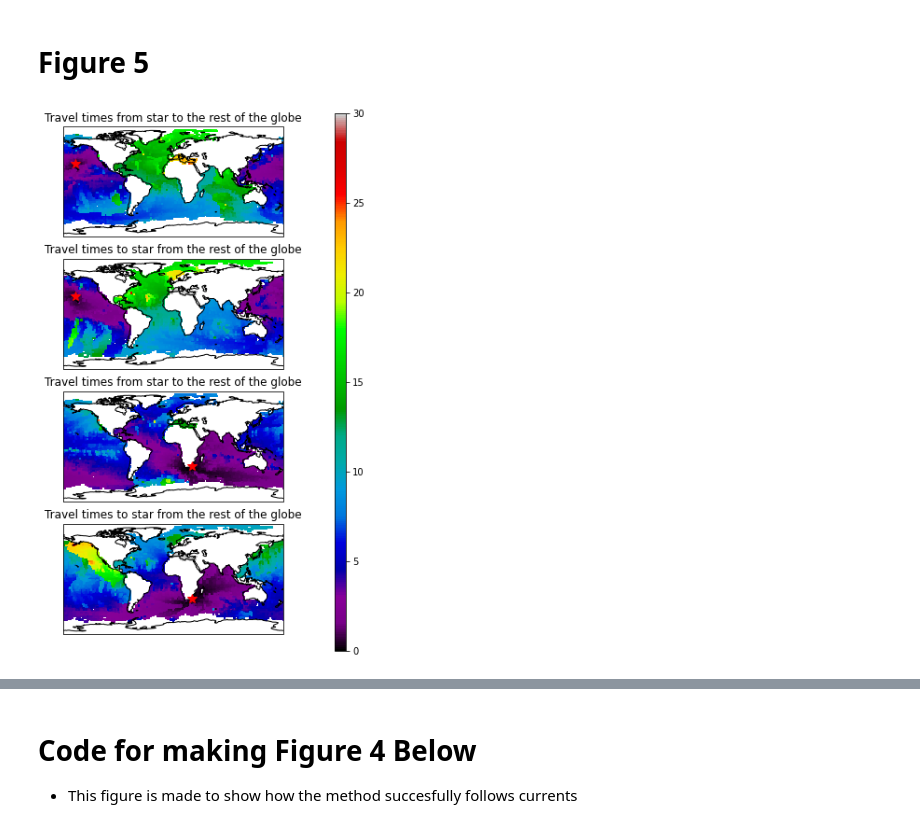
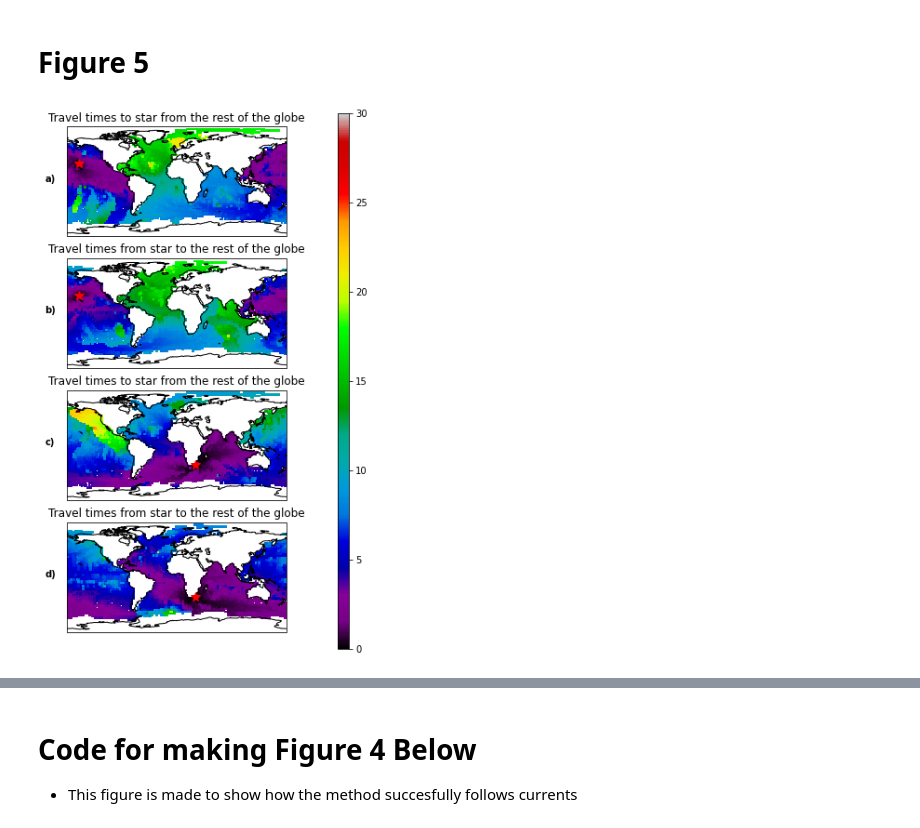
Before and after one commit to MikeOMa/MLTravelTimesFigures, a Jupyter notebook: FiguresForPaper.ipynb, the cells around one changed output, grey strips where cells are left out. Saved outputs shown, nothing was run; the diff lists cells and outputs as text; code cells hidden in the pictures.

Commit message:
updated script, now produces an altered version of Figure 5 and 6.

```diff
--- a/FiguresForPaper.ipynb
+++ b/FiguresForPaper.ipynb
@@ -29,7 +29,7 @@ import matplotlib.gridspec as gridspec
 import matplotlib.ticker as mticker
 from cartopy.mpl.gridliner import LONGITUDE_FORMATTER, LATITUDE_FORMATTER
 import seaborn as sns
-
+line_trans = 0.03
 
 
 ## geopandas for aid storing Polygons and plotting
@@ -58,6 +58,6 @@ stations['h3'] = h3_sys.return_inds([i[['Longitude', 'Latitude']].to_list() for
 stations.loc[:,['Longitude', 'Latitude']].to_latex()
 gc.collect()
 print(sum([1 if len(i)>0 else 0 for i in network['stories']]))
-DriftMLP.helpers.add_link(network)
+#DriftMLP.helpers.add_link(network)
 # %% [output]
 22445
@@ -76,8 +75,8 @@ def cuts2poly(lon_left, lon_right, lat_bottom, lat_top):
                              (lon_right, lat_top), (lon_left, lat_top)]))
 
 def return_travel_time_df(h3_ind,get_return=True):
-    #lon_len, lat_len=145, 73
-    lon_len, lat_len = 181, 91
+    lon_len, lat_len=145, 73
+    #lon_len, lat_len = 181, 91
     lon_ranges = np.linspace(-180, 180, lon_len)
     lat_ranges = np.linspace(-90, 90, lat_len)
 
@@ -130,40 +129,42 @@ def plot_travel_time_df(travel_time_df, norm, ax,col = 'traveltime',
 
 
 
 
 
     # Make the CartoPy plot by adding the polygons colored by the travel time
     plot_df = travel_time_df.query(f"{col}>0")
     for color, rows in plot_df.groupby(col):
         color_mapped = sm.cmap(norm(color))
         ax.add_geometries(rows['geometry'], crs=ccrs.PlateCarree(),
                            facecolor=color_mapped, edgecolor=color_mapped)
     ax.coastlines()
     #q = ax.get_extent()
 
 
 
     ax.plot(source[0], source[1], '*',
              color='red', markersize=10, transform=ccrs.Geodetic())
     ax.set_global()
 
 
-plot_travel_time_df(travel_times_df1, norm, axs[0], source=point1)
-axs[0].set_title("Travel times from star to the rest of the globe")
-plot_travel_time_df(travel_times_df1, norm, axs[1], col='incoming_traveltime', source=point1)
-axs[1].set_title("Travel times to star from the rest of the globe")
-plot_travel_time_df(travel_times_df2, norm, axs[2], source=point2)
-axs[2].set_title("Travel times from star to the rest of the globe")
-plot_travel_time_df(travel_times_df2, norm, axs[3], col='incoming_traveltime', source=point2)
-axs[3].set_title("Travel times to star from the rest of the globe")
-
+plot_travel_time_df(travel_times_df1, norm, axs[1], source=point1)
+axs[1].set_title("Travel times from star to the rest of the globe")
+plot_travel_time_df(travel_times_df1, norm, axs[0], col='incoming_traveltime', source=point1)
+axs[0].set_title("Travel times to star from the rest of the globe")
+plot_travel_time_df(travel_times_df2, norm, axs[3], source=point2)
+axs[3].set_title("Travel times from star to the rest of the globe")
+plot_travel_time_df(travel_times_df2, norm, axs[2], col='incoming_traveltime', source=point2)
+axs[2].set_title("Travel times to star from the rest of the globe")
+for i in range(4):
+    plot_num = alphabet[i]
+    axs[i].text(-0.1,0.5,"{})".format(plot_num),transform = axs[i].transAxes, fontweight='bold')
 
 cax = fig.add_axes([0.95, 0.1, 0.03, 0.8])  # x0 y0 width height
 cax.set_ylabel('Years', labelpad=25, rotation=270)
 mpl.colorbar.ColorbarBase(cax,
                           cmap=cmap,
                           norm=norm)
 fig.savefig(f"Images/tt1_{postfix}.png", bbox_inches='tight')
 fig.savefig(f"Images/tt1_{postfix}.pdf", bbox_inches='tight')
 # %% [output]
-[figure, old version]
+[figure, new version]
```
Also changed, not shown: parts of 17 cells of this notebook.
